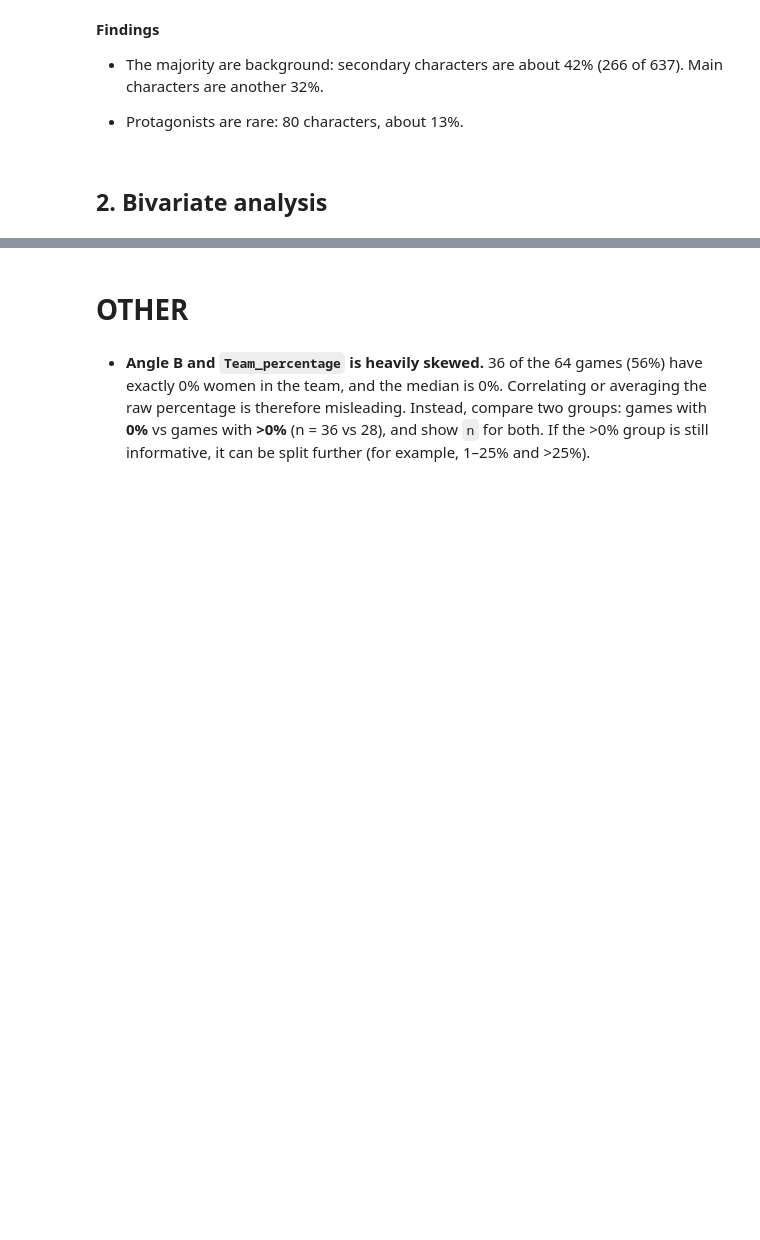
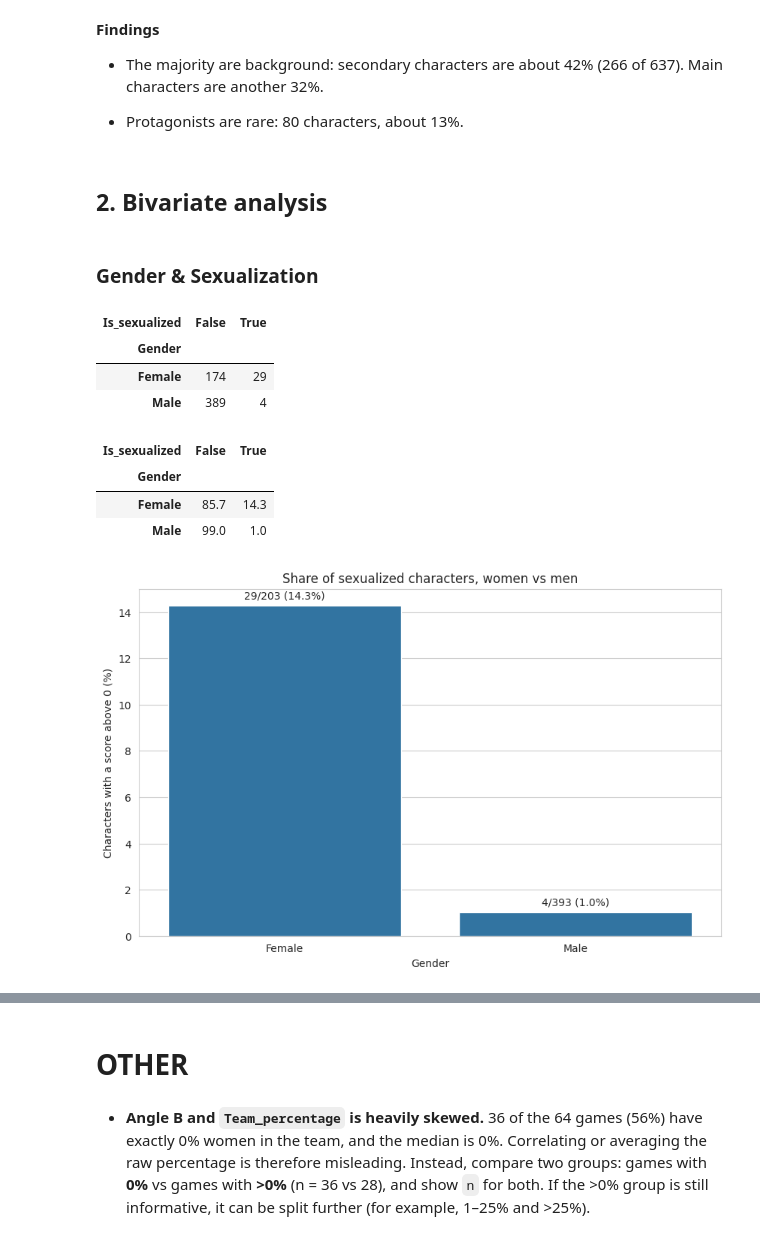
Before and after one commit to IA-P1-BCN/EDA_Manon, a Jupyter notebook: Gender Representation in Video Games.ipynb, the cells around one changed output, grey strips where cells are left out. Cells and saved outputs as stored; diff of their text form; code cells hidden in the pictures; blank space fills up the shorter version.

```diff
--- a/Gender Representation in Video Games.ipynb
+++ b/Gender Representation in Video Games.ipynb
@@ -436,0 +679,17 @@ tables["games"].info()
+# %%
+sex = tables["sexualization"].copy()
+chars = tables["characters"].copy()
+criteria = ["Sexualized_clothing", "Trophy", "Damsel_in_distress", "Sexualized_cutscenes"]
+
+son = sex["Id"] == "PP_Son"
+print("Before:", sex.loc[son, ["Id", "Damsel_in_distress", "Total"]].to_dict("records"))
+
+# Correct the flag, recompute Total, and copy it to characters.Sexualization
+sex.loc[son, "Damsel_in_distress"] = 0
+sex["Total"] = sex[criteria].sum(axis=1)
+chars["Sexualization"] = chars["Id"].map(sex.set_index("Id")["Total"])
+
+tables["sexualization"] = sex
+tables["characters"] = chars
+
+print("After: ", sex.loc[son, ["Id", "Damsel_in_distress", "Total"]].to_dict("records"))
@@ -574,3 +880,41 @@ plt.show()
 - Protagonists are rare: 80 characters, about 13%.
 # %% [markdown]
 ## 2. Bivariate analysis
+# %% [markdown]
+### Gender & Sexualization
+# %%
+characters = tables["characters"]
+
+# Women and men only: Non-binary (33) and Custom (8) are too small to compare (see notes-for-later)
+subset = characters[characters["Gender"].isin(["Female", "Male"])].copy()
+subset["Is_sexualized"] = subset["Sexualization"] > 0
+
+# 1. The numbers: counts and row percentages
+counts = pd.crosstab(subset["Gender"], subset["Is_sexualized"])
+percent = pd.crosstab(subset["Gender"], subset["Is_sexualized"], normalize="index") * 100
+display(counts)
+display(percent.round(1))
+
+# 2. Bar chart: share of sexualized characters per gender
+rates = percent[True]
+
+fig, ax = plt.subplots()
+sns.barplot(x=rates.index, y=rates.values, ax=ax)
+ax.set_title("Share of sexualized characters, women vs men")
+ax.set_xlabel("Gender")
+ax.set_ylabel("Characters with a score above 0 (%)")
+
+for i, g in enumerate(rates.index):
+    ax.text(i, rates[g] + 0.3, f"{counts.loc[g, True]}/{counts.loc[g].sum()} ({rates[g]:.1f}%)", ha="center")
+
+plt.show()
+# %% [output]
+| Is_sexualized | False | True |
+| Gender |  |  |
+| Female | 174 | 29 |
+| Male | 389 | 4 |
+| Is_sexualized | False | True |
+| Gender |  |  |
+| Female | 85.7 | 14.3 |
+| Male | 99.0 | 1.0 |
+[figure, added]
```
Also changed, not shown: parts of 33 cells of this notebook.
